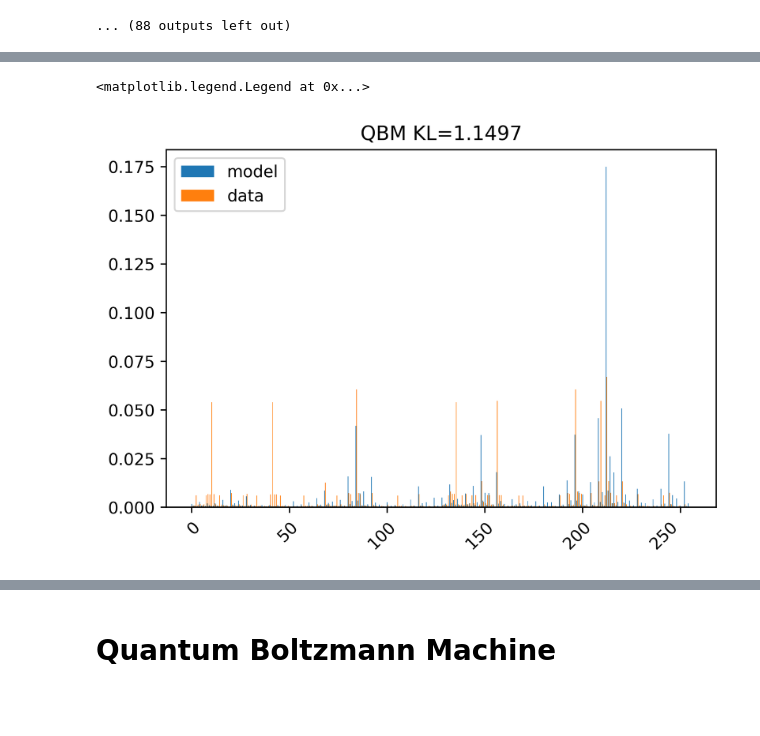
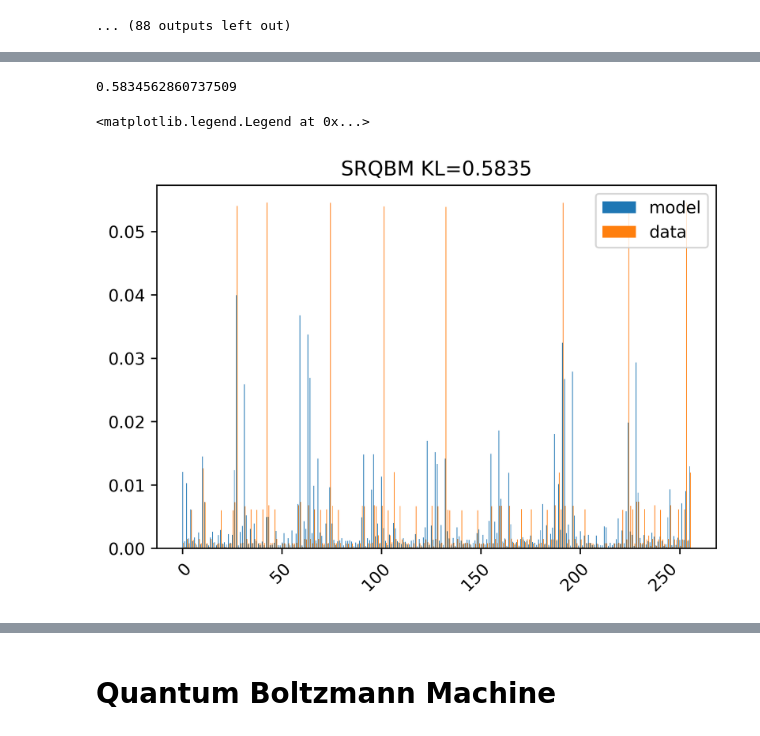
Before and after one commit to haoyudoingthings/QBM, a Jupyter notebook: Boltzmann-Machine.ipynb, the cells around one changed output, grey strips where cells are left out. Cells and saved outputs as stored; diff of their text form; code cells hidden in the pictures; blank space fills up the shorter version.

Commit message:
used optuna to tune hyperparams; trained (SR)QBM

```diff
--- a/Boltzmann-Machine.ipynb
+++ b/Boltzmann-Machine.ipynb
@@ -286,6 +286,12 @@ dataset2.centers
 # %%
 qbm4 = QBM(8, 2, Gamma=2, rng_sd=0)
-qbm4.train(dataset2, lr=0.3, l1w=0.5, l2b=0.2, batches=100)
+qbm4.train(dataset2, data_prob=dataset2.get_prob, get_weights_history=True,
+             lr=0.09300449987389166,
+             l1w=0.010558221885442323,
+             l1b=0.3425720479042153,
+             l2w=0.4483180388667832,
+             l2b=0.22712156668703617,
+             batches=200)
 # %% [output]
 Batch: 1/100
 Batch: 2/100
@@ -306,0 +343,11 @@ histo_data = [dataset2.get_prob(1 - 2 * np.array(list(f'{f"{s:b}":0>{qbm4.n_vis}
+# %%
+# lr=0.02, l2w=0.8, l2b=0.5: KL=0.63
+# lr=0.3, l1w=0.5, l2b=0.2: KL=0.71
+srqbm2 = SRQBM(8, 2, Gamma=2, rng_sd=0)
+srqbm2.train(dataset2, data_prob=dataset2.get_prob, get_weights_history=True,
+             lr=0.09300449987389166,
+             l1w=0.010558221885442323,
+             l1b=0.3425720479042153,
+             l2w=0.4483180388667832,
+             l2b=0.22712156668703617,
+             batches=200)
@@ -307,16 +361,28 @@ histo_data = [dataset2.get_prob(1 - 2 * np.array(list(f'{f"{s:b}":0>{qbm4.n_vis}
+# %%
+min(srqbm2.KL_history)
+# %% [output]
+0.5834562860737509
+# %%
+srqbm2.set_weights(*srqbm2.weights_history[srqbm2.KL_history.index(min(srqbm2.KL_history))])
 # %%
-histo_cat = np.arange(2**qbm4.n_vis)
+srqbm2.get_rho()
+
+histo_model = [srqbm2.get_prob(s, use_stored_var=True) for s in range(2**srqbm2.n_vis)]
+histo_data = [dataset2.get_prob(1 - 2 * np.array(list(f'{f"{s:b}":0>{srqbm2.n_vis}}'), dtype=int)) for s in range(2**srqbm2.n_vis)]
+
+histo_cat = np.arange(2**srqbm2.n_vis)
 # histo_model = [qbm4.get_prob(s, use_stored_var=True) for s in range(2**qbm4.n_vis)]
 # histo_data = [dataset2.get_prob(1 - 2 * np.array(list(f'{f"{s:b}":0>{qbm4.n_vis}}'), dtype=int)) for s in range(2**qbm4.n_vis)]
 
 bar_width = 0.35
 
 plt.figure(dpi=500)
-plt.title(f'QBM KL={qbm4.get_KL(dataset2.get_prob):.4f}')
+plt.title(f'SRQBM KL={min(srqbm2.KL_history):.4f}')
+# plt.title(f'SRQBM')
 plt.xticks(rotation=45, ha="right", rotation_mode="anchor")
 plt.bar(histo_cat, histo_model, label='model', width=bar_width)
 plt.bar(histo_cat + bar_width, histo_data, label='data', width=bar_width)
 plt.legend()
 # %% [output]
 <matplotlib.legend.Legend at 0x...>
-[figure, old version]
+[figure, new version]
```
Also changed, not shown: parts of 18 cells of this notebook.
